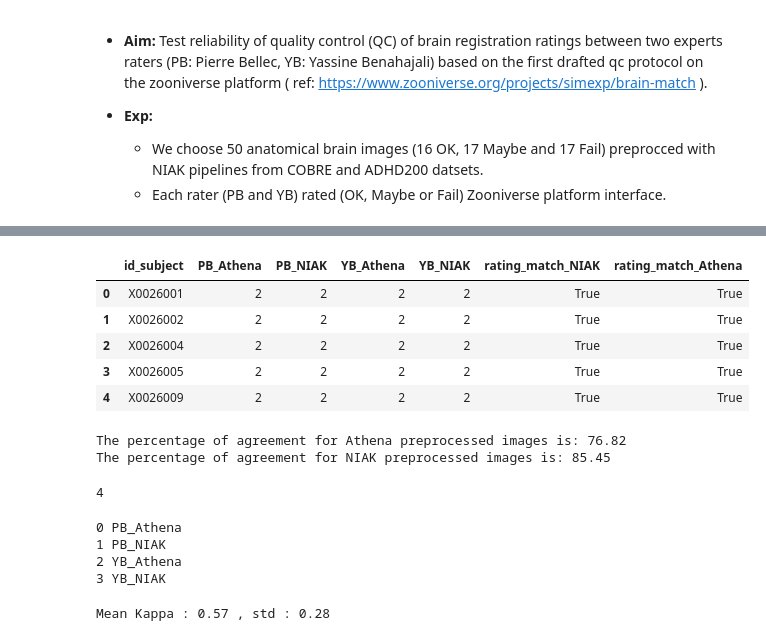
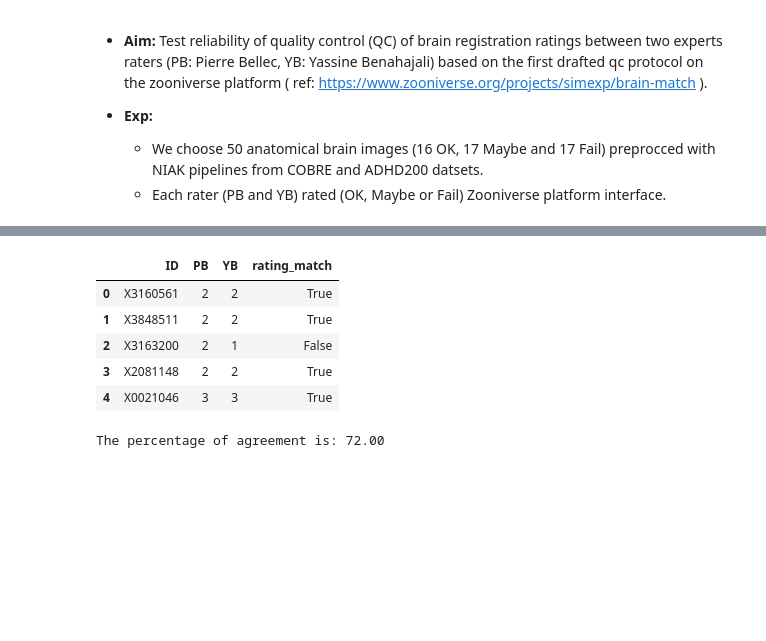
Before and after one commit to SIMEXP/brain_match, a Jupyter notebook: notebooks/Pilot2_internal_QC_results.ipynb, the cells around one changed output, grey strips where cells are left out. Drawn from its saved outputs; the diff is of its cells as text; code cells hidden in the pictures; blank space fills up the shorter version.

```diff
--- a/notebooks/Pilot2_internal_QC_results.ipynb
+++ b/notebooks/Pilot2_internal_QC_results.ipynb
@@ -105,0 +84,18 @@ ratings.describe()
+# %%
+# drop duplicated rating
+inc = 0
+sum_dup = 0
+for ind,user in enumerate(ratings.user_name.unique()):
+    user_select_df = ratings[ratings.user_name.isin([user])]
+    mask=~user_select_df.ID.duplicated()
+    dup = len([m for m in mask if m == False])
+    sum_dup = sum_dup+ dup
+    if dup > 0 :
+        print('{} have {} duplicated ratings'.format(user,dup))
+    if ind == 0 and inc == 0:
+        classi_unique= user_select_df[mask]
+        inc+=1
+    else:
+        classi_unique = classi_unique.append(user_select_df[~user_select_df.ID.duplicated()])
+        inc+=1
+print('Total number of duplicated ratings  = {}'.format(sum_dup))
@@ -105,0 +106,4 @@ ratings.describe()
+# %%
+# Get the final rating numbers per subject
+user_count = classi_unique.user_name.value_counts()
+user_count
@@ -105,0 +114,9 @@ ratings.describe()
+# %%
+#Create Users rating dataframe
+list_user = user_count.index
+concat_rating = [classi_unique[classi_unique.user_name == user][['ID','rating']].rename(columns={'rating': user})
+                  for user in list_user]
+
+df_ratings = reduce(lambda left,right: pd.merge(left,right,how='outer',on='ID'), concat_rating)
+df_ratings.rename(columns={'simexp':'PB','Yassinebha':'YB'},inplace=True)
+df_ratings.head()
@@ -106,4 +130,4 @@ ratings.describe()
 # %%
-# Add matching column between the raters for each of the preprocessing pipeline
-ratings.loc[:,"rating_match_NIAK"] = ratings.loc[:,['PB_NIAK','YB_NIAK']].apply(lambda x: len(set(x)) == 1, axis=1)
-ratings.loc[:,"rating_match_Athena"] = ratings.loc[:,['PB_Athena','YB_Athena']].apply(lambda x: len(set(x)) == 1, axis=1)
+# Add matching column between the raters
+df_ratings.loc[:,"rating_match"] = df_ratings.loc[:,['PB','YB']].apply(lambda x: len(set(x)) == 1, axis=1)
+df_ratings.head()
@@ -110,20 +141,17 @@ ratings.loc[:,"rating_match_Athena"] = ratings.loc[:,['PB_Athena','YB_Athena']].
 # %%
 # Replace OK with 1 , Maybe with 2 and Fail with 3
-ratings.replace({'OK':1,'Maybe':2, 'Fail':3}, inplace=True)
-ratings.head()
+df_ratings.replace({'OK':1,'Maybe':2, 'Fail':3}, inplace=True)
+df_ratings.head()
 # %% [output]
-|  | id_subject | PB_Athena | PB_NIAK | YB_Athena | YB_NIAK | rating_match_NIAK | rating_match_Athena |
-| 0 | X0026001 | 2 | 2 | 2 | 2 | True | True |
-| 1 | X0026002 | 2 | 2 | 2 | 2 | True | True |
-| 2 | X0026004 | 2 | 2 | 2 | 2 | True | True |
-| 3 | X0026005 | 2 | 2 | 2 | 2 | True | True |
-| 4 | X0026009 | 2 | 2 | 2 | 2 | True | True |
+|  | ID | PB | YB | rating_match |
+| 0 | X3160561 | 2 | 2 | True |
+| 1 | X3848511 | 2 | 2 | True |
+| 2 | X3163200 | 2 | 1 | False |
+| 3 | X2081148 | 2 | 2 | True |
+| 4 | X0021046 | 3 | 3 | True |
 # %%
-# calculate the percentage of agreement  between raters for each pipeline
-agreem_ = (ratings.rating_match_Athena.sum()/ratings.id_subject.count())*100
-print("The percentage of agreement for Athena preprocessed images is: {:.2f}".format(agreem_))
-agreem_ = (ratings.rating_match_NIAK.sum()/ratings.id_subject.count())*100
-print("The percentage of agreement for NIAK preprocessed images is: {:.2f}".format(agreem_))
+# calculate the percentage of agreement  between raters
+agreem_ = (df_ratings.rating_match.sum()/df_ratings.ID.count())*100
+print("The percentage of agreement is: {:.2f}".format(agreem_))
 # %% [output]
-The percentage of agreement for Athena preprocessed images is: 76.82
-The percentage of agreement for NIAK preprocessed images is: 85.45
+The percentage of agreement is: 72.00
@@ -132,12 +157,0 @@ kappa_df  = ratings[['PB_Athena','PB_NIAK','YB_Athena','YB_NIAK']]
-# %%
-len(kappa_df.columns)
-# %% [output]
-4
-# %%
-for i,x in enumerate(kappa_df.columns):
-    print(i,x)
-# %% [output]
-0 PB_Athena
-1 PB_NIAK
-2 YB_Athena
-3 YB_NIAK
@@ -155,4 +157,0 @@ for user1_id, user1 in enumerate(kappa_df.columns):
-# %%
-print('Mean Kappa : {0:.2f} , std : {1:.2f}'.format(kappa_store.mean(), kappa_store.std()))
-# %% [output]
-Mean Kappa : 0.57 , std : 0.28
```
Also changed, not shown: parts of 32 cells of this notebook, 10 other files.
